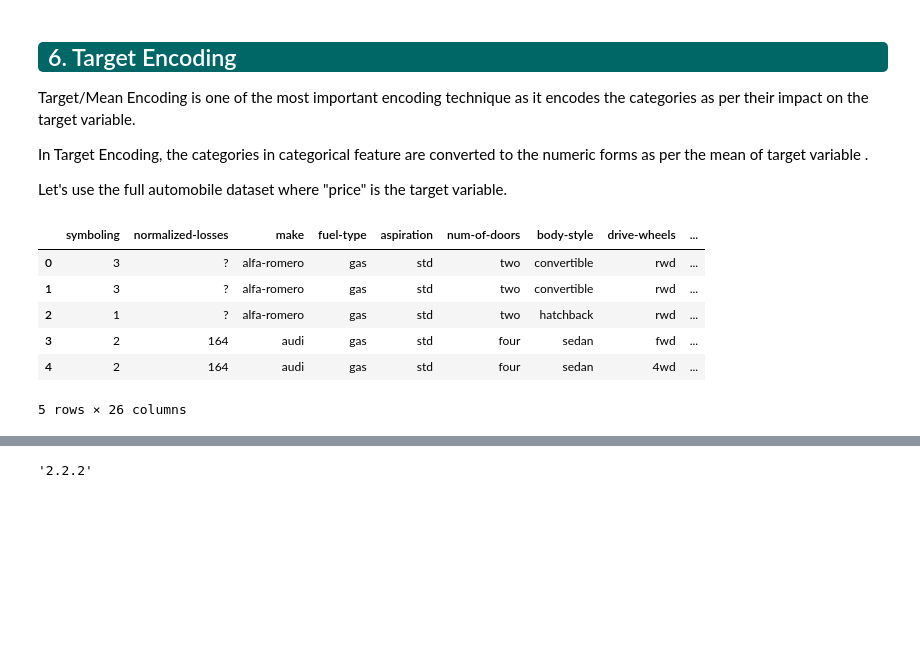
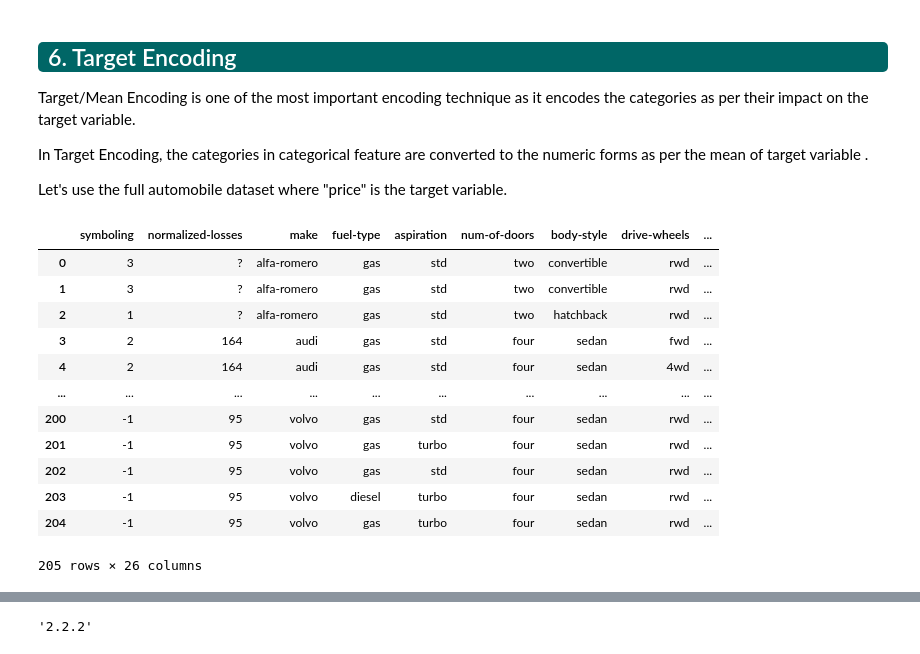
Before and after one commit to anilmamidwar15021991/AIMLlearning, a Jupyter notebook: Data preprocessing and EDA/Notebooks_course_preprocessing & EDA/2_5_feature encoding.ipynb, the cells around one changed output, grey strips where cells are left out. Saved outputs shown, nothing was run; the diff lists cells and outputs as text; code cells hidden in the pictures; blank space fills up the shorter version.

```diff
--- a/Data preprocessing and EDA/Notebooks_course_preprocessing & EDA/2_5_feature encoding.ipynb
+++ b/Data preprocessing and EDA/Notebooks_course_preprocessing & EDA/2_5_feature encoding.ipynb
@@ -639,17 +639,23 @@ Let's use the full automobile dataset where "price" is the target variable.
 import pandas as pd
 import numpy as np
 
-df = pd.read_csv("../Datasets/Automobile_data.csv")
+df = pd.read_csv("C:/Users/maste/Documents/Personal/ML+/Learning/Data preprocessing and EDA/Datasets_Course_Preprocessing_EDA/Automobile_data.csv")
 # %%
-df.head()
+df
 # %% [output]
 |  | symboling | normalized-losses | make | fuel-type | aspiration | num-of-doors | body-style | drive-wheels | ... |
 | 0 | 3 | ? | alfa-romero | gas | std | two | convertible | rwd | ... |
 | 1 | 3 | ? | alfa-romero | gas | std | two | convertible | rwd | ... |
 | 2 | 1 | ? | alfa-romero | gas | std | two | hatchback | rwd | ... |
 | 3 | 2 | 164 | audi | gas | std | four | sedan | fwd | ... |
 | 4 | 2 | 164 | audi | gas | std | four | sedan | 4wd | ... |
+| ... | ... | ... | ... | ... | ... | ... | ... | ... | ... |
+| 200 | -1 | 95 | volvo | gas | std | four | sedan | rwd | ... |
+| 201 | -1 | 95 | volvo | gas | turbo | four | sedan | rwd | ... |
+| 202 | -1 | 95 | volvo | gas | std | four | sedan | rwd | ... |
+| 203 | -1 | 95 | volvo | diesel | turbo | four | sedan | rwd | ... |
+| 204 | -1 | 95 | volvo | gas | turbo | four | sedan | rwd | ... |
-5 rows × 26 columns
+205 rows × 26 columns
 # %%
 # Label Encoding using `cat.codes`function
 
```
Also changed, not shown: parts of 12 cells of this notebook, 8 other files.
